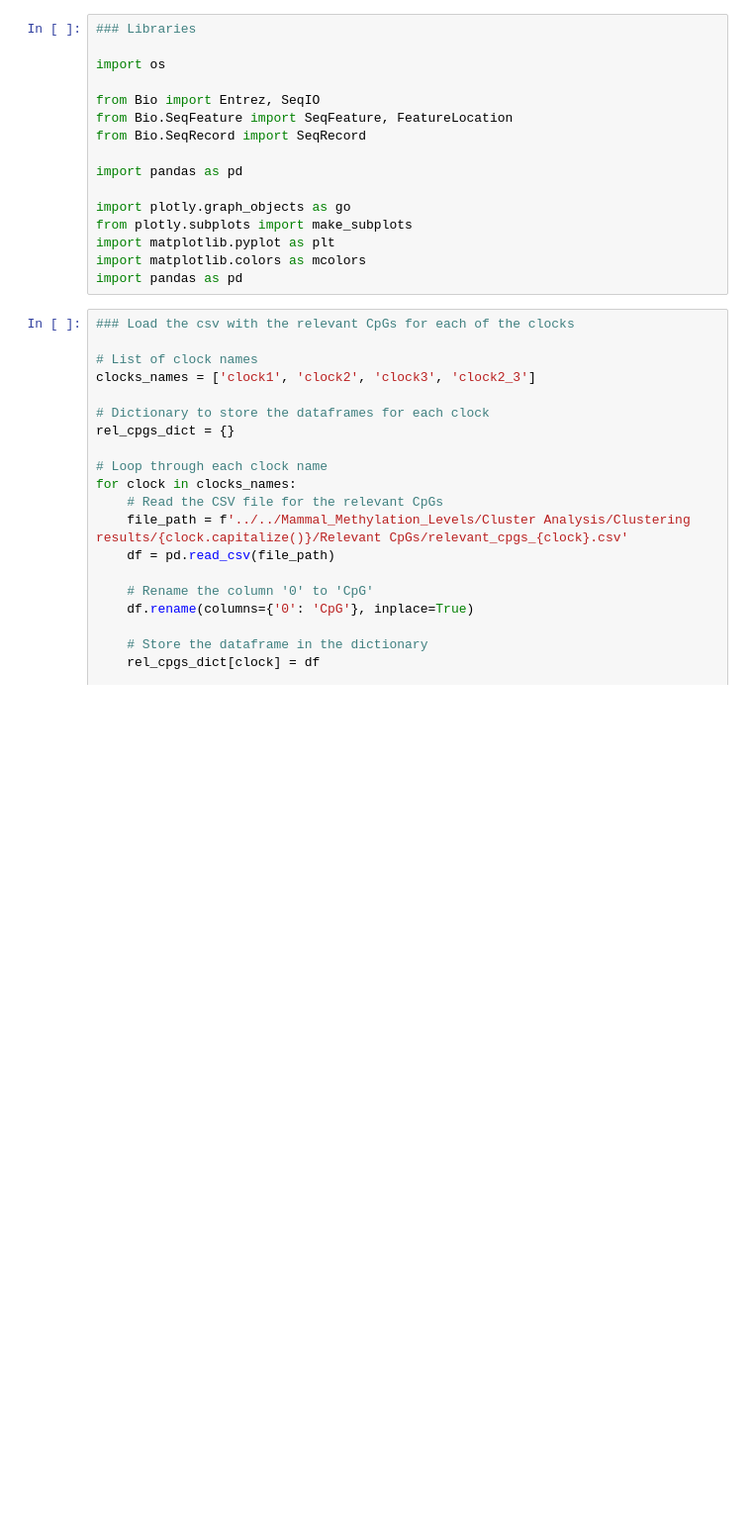
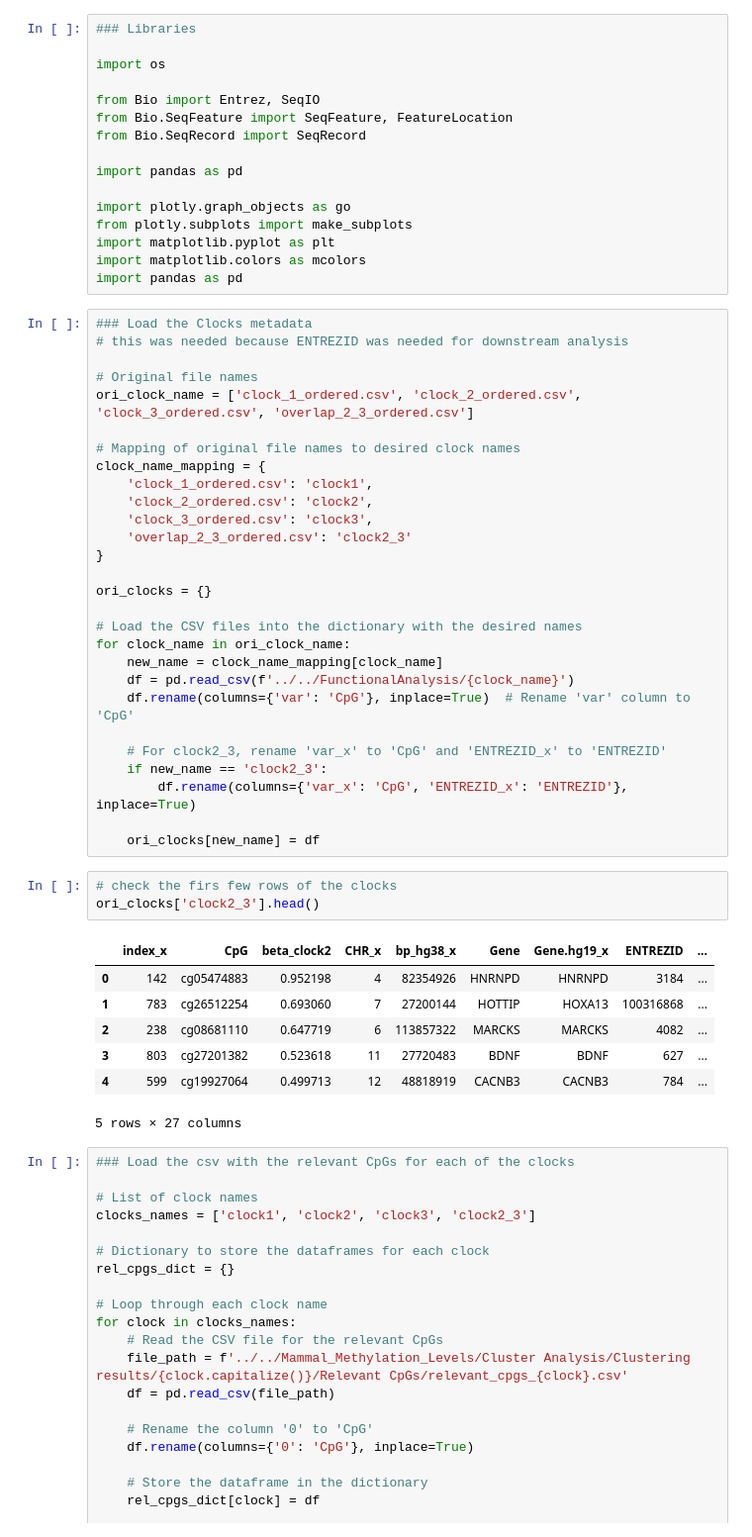
Before and after one commit to AntunesCSR/ChallengingClockUniversality, a Jupyter notebook: FunctionalAnalysis/Annotations/Gene_Annotation.ipynb, the cells around one changed output. Shown: that part at 99% size. Cells and saved outputs as stored; diff of their text form; blank space fills up the shorter version.

Commit message:
EntrezID added to annotations

```diff
--- a/FunctionalAnalysis/Annotations/Gene_Annotation.ipynb
+++ b/FunctionalAnalysis/Annotations/Gene_Annotation.ipynb
@@ -19,6 +19,45 @@ from plotly.subplots import make_subplots
 import matplotlib.pyplot as plt
 import matplotlib.colors as mcolors
 import pandas as pd
+# %%
+### Load the Clocks metadata
+# this was needed because ENTREZID was needed for downstream analysis
+
+# Original file names
+ori_clock_name = ['clock_1_ordered.csv', 'clock_2_ordered.csv', 'clock_3_ordered.csv', 'overlap_2_3_ordered.csv']
+
+# Mapping of original file names to desired clock names
+clock_name_mapping = {
+    'clock_1_ordered.csv': 'clock1',
+    'clock_2_ordered.csv': 'clock2',
+    'clock_3_ordered.csv': 'clock3',
+    'overlap_2_3_ordered.csv': 'clock2_3'
+}
+
+ori_clocks = {}
+
+# Load the CSV files into the dictionary with the desired names
+for clock_name in ori_clock_name:
+    new_name = clock_name_mapping[clock_name]
+    df = pd.read_csv(f'../../FunctionalAnalysis/{clock_name}')
+    df.rename(columns={'var': 'CpG'}, inplace=True)  # Rename 'var' column to 'CpG'
+
+    # For clock2_3, rename 'var_x' to 'CpG' and 'ENTREZID_x' to 'ENTREZID'
+    if new_name == 'clock2_3':
+        df.rename(columns={'var_x': 'CpG', 'ENTREZID_x': 'ENTREZID'}, inplace=True)
+
+    ori_clocks[new_name] = df
+# %%
+# check the firs few rows of the clocks
+ori_clocks['clock2_3'].head()
+# %% [output]
+|  | index_x | CpG | beta_clock2 | CHR_x | bp_hg38_x | Gene | Gene.hg19_x | ENTREZID | ... |
+| 0 | 142 | cg05474883 | 0.952198 | 4 | 82354926 | HNRNPD | HNRNPD | 3184 | ... |
+| 1 | 783 | cg26512254 | 0.693060 | 7 | 27200144 | HOTTIP | HOXA13 | 100316868 | ... |
+| 2 | 238 | cg08681110 | 0.647719 | 6 | 113857322 | MARCKS | MARCKS | 4082 | ... |
+| 3 | 803 | cg27201382 | 0.523618 | 11 | 27720483 | BDNF | BDNF | 627 | ... |
+| 4 | 599 | cg19927064 | 0.499713 | 12 | 48818919 | CACNB3 | CACNB3 | 784 | ... |
+5 rows × 27 columns
 # %%
 ### Load the csv with the relevant CpGs for each of the clocks
 
```
Also changed, not shown: parts of 2 cells of this notebook.
